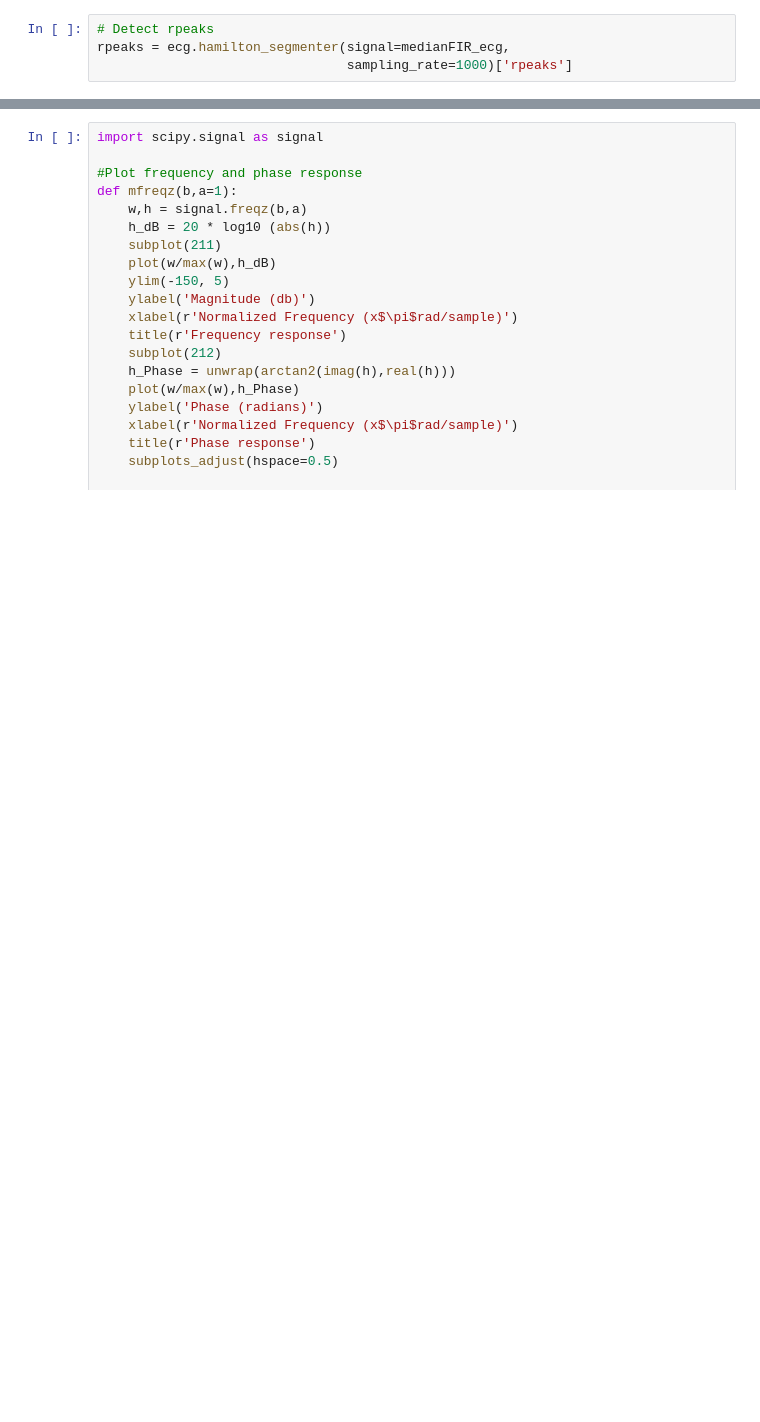
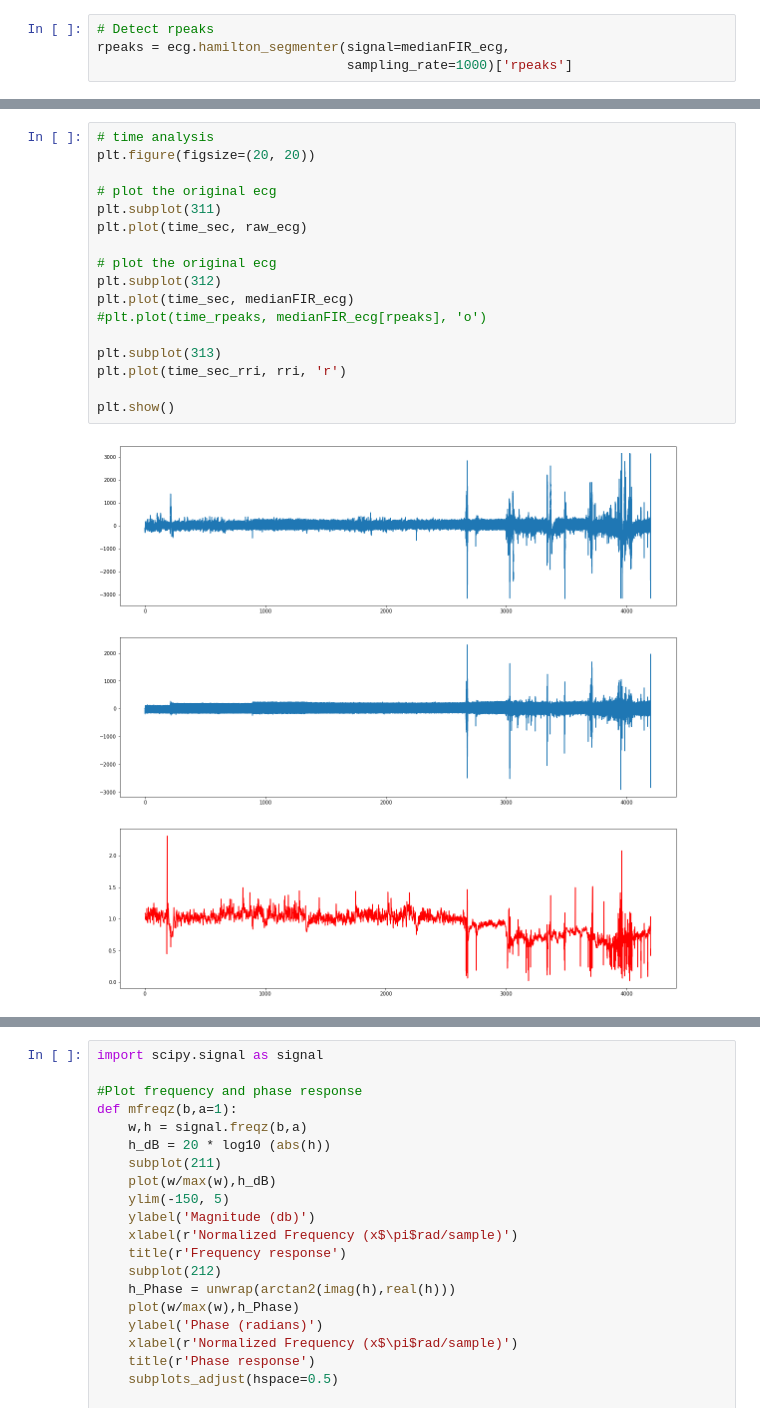
Before and after one commit to yinxiaojing1/pre_epi_seizures, a Jupyter notebook: pre_epi_seizures/hrv_computation.ipynb, the cells around one changed output, grey strips where cells are left out. Drawn from its saved outputs; the diff is of its cells as text; blank space fills up the shorter version.

```diff
--- a/pre_epi_seizures/hrv_computation.ipynb
+++ b/pre_epi_seizures/hrv_computation.ipynb
@@ -134,0 +239,19 @@ patient_nr = seizure_id[0]
+# %%
+# time analysis
+plt.figure(figsize=(20, 20))
+
+# plot the original ecg
+plt.subplot(311)
+plt.plot(time_sec, raw_ecg)
+
+# plot the original ecg
+plt.subplot(312)
+plt.plot(time_sec, medianFIR_ecg)
+#plt.plot(time_rpeaks, medianFIR_ecg[rpeaks], 'o')
+
+plt.subplot(313)
+plt.plot(time_sec_rri, rri, 'r')
+
+plt.show()
+# %% [output]
+[figure, added]
```
Also changed, not shown: parts of 20 cells of this notebook.
